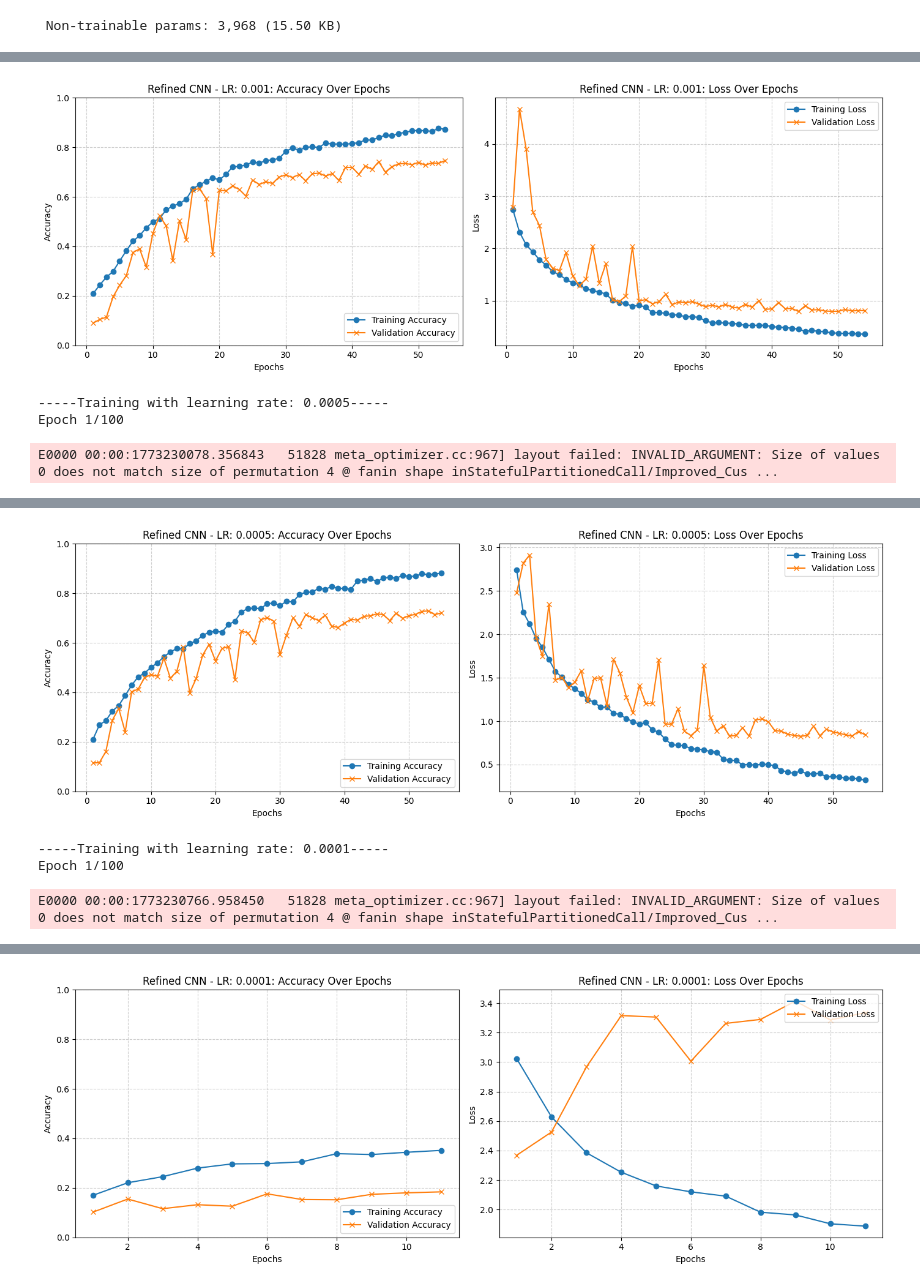
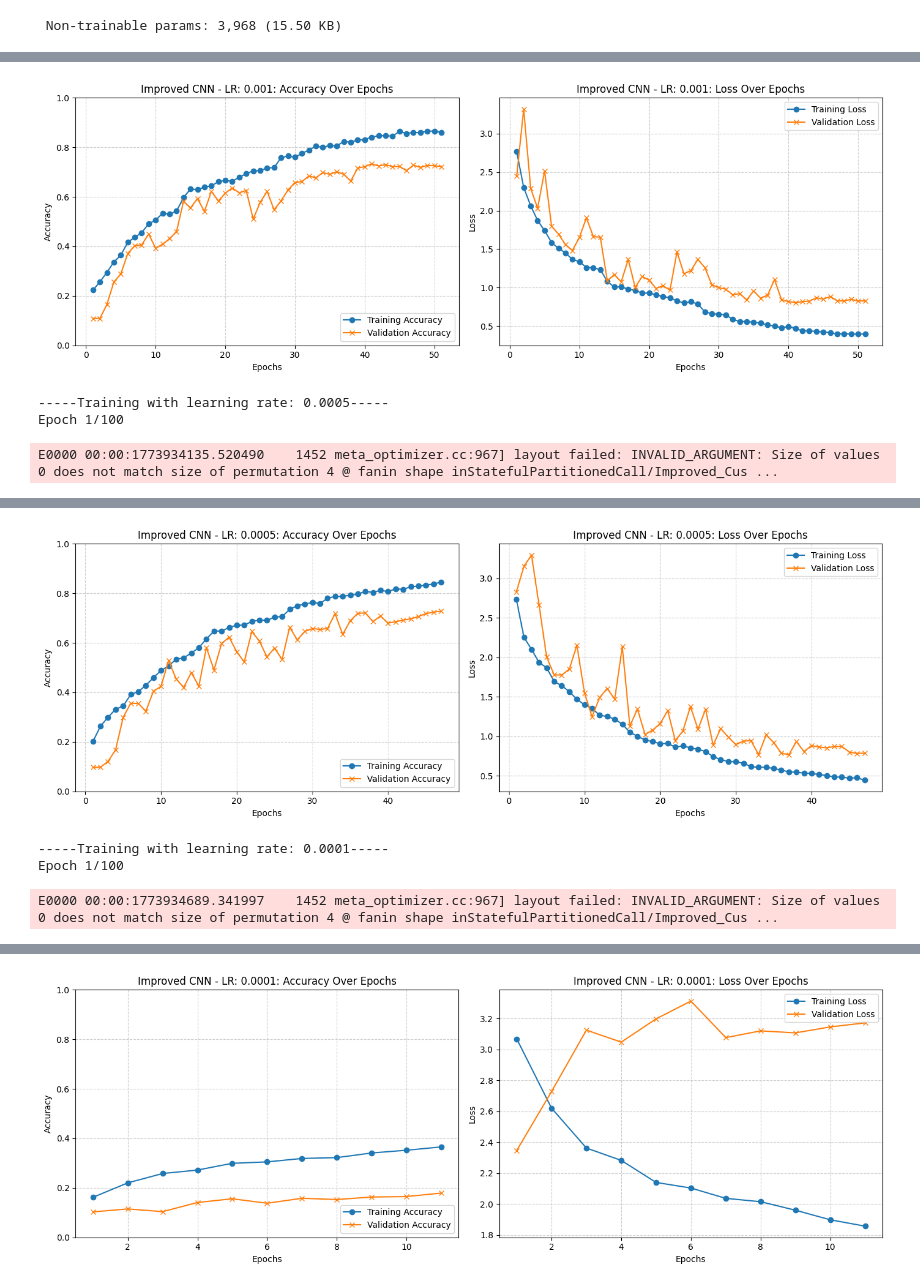
Before and after one commit to lauraglemos/DL_Lab, a Jupyter notebook: DL_custom_CNN.ipynb, the cells around one changed output, grey strips where cells are left out. Drawn from its saved outputs; the diff is of its cells as text; code cells hidden in the pictures.

```diff
--- a/DL_custom_CNN.ipynb
+++ b/DL_custom_CNN.ipynb
@@ -520,7 +564,7 @@ def augmen_model(dropout_rate=0.5, rotation_factor = 0.1):
     num_classes = train_info.features['label'].num_classes
 
     model = models.Sequential([
-    # 1. First Convolutional Block
+    # First Convolutional Block
     layers.InputLayer(input_shape=input_shape),
     # Data Augmentation
     layers.RandomFlip("horizontal"),
@@ -528,16 +572,16 @@ def augmen_model(dropout_rate=0.5, rotation_factor = 0.1):
 
     layers.Conv2D(32, (3, 3), activation='relu', padding='same'),
     layers.MaxPooling2D((2, 2)),
-    # 2. Second Convolutional Block
+    # Second Convolutional Block
     layers.Conv2D(64, (3, 3), activation='relu', padding='same'),
     layers.MaxPooling2D((2, 2)),
-    # 3. Third Convolutional Block
+    # Third Convolutional Block
     layers.Conv2D(128, (3, 3), activation='relu', padding='same'),
     layers.MaxPooling2D((2, 2)),
-    # 4. Flatten and Dense Layers for Classification
+    # Flatten and Dense Layers for Classification
     layers.Flatten(),
     layers.Dense(64, activation='relu'),
-    layers.Dropout(0.5),
+    layers.Dropout(dropout_rate),
     layers.Dense(num_classes, activation='softmax')
 ])
 
@@ -771,7 +835,7 @@ def conv_block(x, filters, dropout_rate=0.3):
     x = tf.keras.layers.Dropout(dropout_rate)(x)
     return x
 
-def refined_model():
+def improved_model():
     input_shape = train_info.features['image'].shape
     num_classes = train_info.features['label'].num_classes
 
@@ -812,7 +876,7 @@ def refined_model():
 
 # Initialize the new model
 
-deep_model = refined_model()
+deep_model = improved_model()
 
 deep_model.summary()
 # %% [output]
@@ -847,7 +911,7 @@ best_val_acc = 0
 
 for lr in learning_rates:
     print(f"-----Training with learning rate: {lr}-----")
-    model = refined_model()
+    model = improved_model()
     history = train_model(model, train_data, val_data, epochs=100, learning_rate=lr, patience=10)
 
     # Find the epoch early stopping restored weights to (lowest val_loss)
@@ -857,13 +921,26 @@ for lr in learning_rates:
     # Save the best model based on validation accuracy
     if best_epoch_val_acc > best_val_acc:
         best_val_acc = best_epoch_val_acc
-        model.save(f"CustomModels/refined_cnn_lr_{lr}.keras")
-        best_hyperparams = [lr]
-        print(f"New best model saved with validation accuracy: {best_val_acc:.4f}")
+        try:
+            model.save(f"CustomModels/improved_cnn.keras")
+            best_hyperparams = [lr]
+            print(f"New best model saved with validation accuracy: {best_val_acc:.4f}")
+        except Exception as e:
+            print(f"Error saving model: {e}")
+            exit(1)
 
-    plot_history(history, model_name=f"Refined CNN - LR: {lr}")
+    plot_history(history, model_name=f"Improved CNN - LR: {lr}")
 
 print(f"Best Hyperparameters: Learning Rate = {best_hyperparams[0]}")
+
+# Rename the best model file to include the hyperparameters for clarity
+try:
+    lr = best_hyperparams[0]
+    os.rename("CustomModels/improved_cnn.keras", f"CustomModels/improved_cnn_lr_{lr}.keras")
+    print(f"Best model file renamed to 'CustomModels/improved_cnn_lr_{lr}.keras'")
+except Exception as e:
+    print(f"Error renaming model file: {e}")
+    exit(1)
 
 # Save the best hyperparameters to a JSON file
 hyperparams = {
@@ -872,14 +949,14 @@ hyperparams = {
 
 save_dir = "CustomModels"
 try:
-    json_path = os.path.join(save_dir, "refined_cnn_hyperparams.json")
+    json_path = os.path.join(save_dir, "improved_cnn_hyperparams.json")
     with open(json_path, 'w') as json_file:
         json.dump(hyperparams, json_file, indent=4)
 except Exception as e:
     print(f"Error saving hyperparameters to JSON: {e}")
     exit(1)
 
-print("Best hyperparameters saved to 'CustomModels/refined_cnn_hyperparams.json'")
+print("Best hyperparameters saved to 'CustomModels/improved_cnn_hyperparams.json'")
 # %% [output]
 -----Training with learning rate: 0.001-----
 Epoch 1/100
@@ -904,4 +981,4 @@ New best model saved with validation accuracy: 0.7420
-[figure, old version]
+[figure, new version]
 -----Training with learning rate: 0.0005-----
 Epoch 1/100
-E0000 00:00:1773230078.356843   51828 meta_optimizer.cc:967] layout failed: INVALID_ARGUMENT: Size of values 0 does not match size of permutation 4 @ fanin shape inStatefulPartitionedCall/Improved_Cus ...
+E0000 00:00:1773934135.520490    1452 meta_optimizer.cc:967] layout failed: INVALID_ARGUMENT: Size of values 0 does not match size of permutation 4 @ fanin shape inStatefulPartitionedCall/Improved_Cus ...
@@ -925,4 +1002,4 @@ Restoring model weights from the end of the best epoch: 45.
-[figure, old version]
+[figure, new version]
 -----Training with learning rate: 0.0001-----
 Epoch 1/100
-E0000 00:00:1773230766.958450   51828 meta_optimizer.cc:967] layout failed: INVALID_ARGUMENT: Size of values 0 does not match size of permutation 4 @ fanin shape inStatefulPartitionedCall/Improved_Cus ...
+E0000 00:00:1773934689.341997    1452 meta_optimizer.cc:967] layout failed: INVALID_ARGUMENT: Size of values 0 does not match size of permutation 4 @ fanin shape inStatefulPartitionedCall/Improved_Cus ...
@@ -944,4 +1021,4 @@ Epoch 11/100
 Epoch 11: early stopping
 Restoring model weights from the end of the best epoch: 1.
-[figure, old version]
+[figure, new version]
 Best Hyperparameters: Learning Rate = 0.001
```
Also changed, not shown: parts of 41 cells of this notebook, 13 other files.
